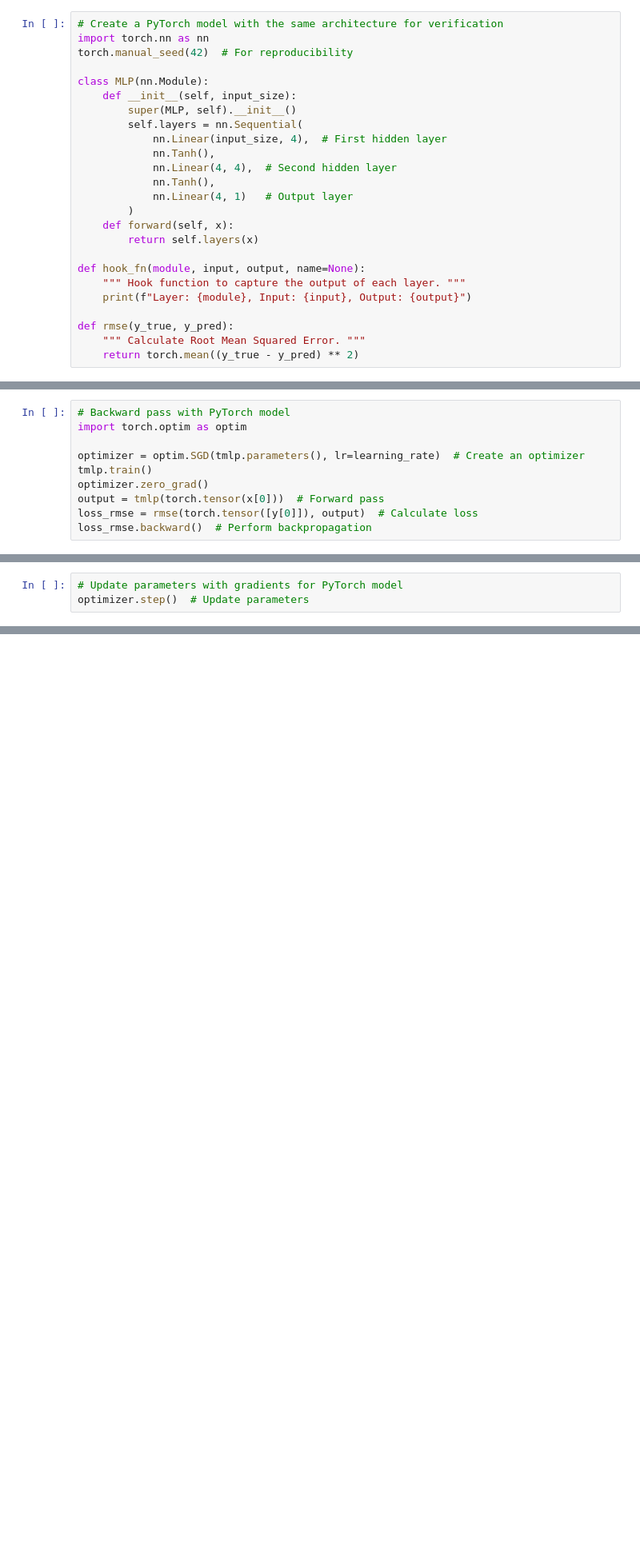
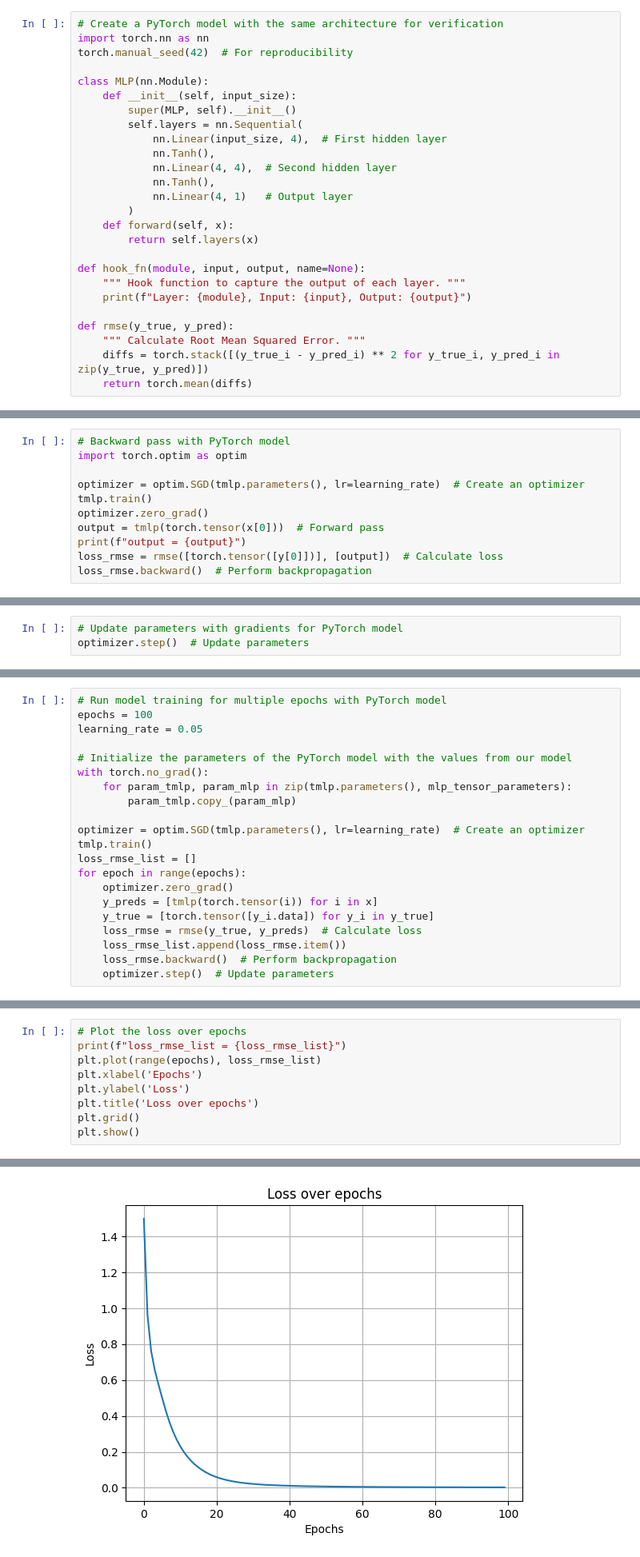
Before and after one commit to mngaonkar/micrograd, a Jupyter notebook: micrograd_from_scratch.ipynb, the cells around one changed output, grey strips where cells are left out. Shown at 80% size. Drawn from its saved outputs; the diff is of its cells as text; blank space fills up the shorter version.

```diff
--- a/micrograd_from_scratch.ipynb
+++ b/micrograd_from_scratch.ipynb
@@ -546,7 +546,8 @@ def hook_fn(module, input, output, name=None):
 
 def rmse(y_true, y_pred):
     """ Calculate Root Mean Squared Error. """
-    return torch.mean((y_true - y_pred) ** 2)
+    diffs = torch.stack([(y_true_i - y_pred_i) ** 2 for y_true_i, y_pred_i in zip(y_true, y_pred)])
+    return torch.mean(diffs)
 # %%
 tmlp = MLP(input_size=3)  # Create a PyTorch model with the same architecture
 torch.manual_seed(42)  # For reproducibility
@@ -705,6 +708,7 @@ optimizer = optim.SGD(tmlp.parameters(), lr=learning_rate)  # Create an optimize
 tmlp.train()
 optimizer.zero_grad()
 output = tmlp(torch.tensor(x[0]))  # Forward pass
-loss_rmse = rmse(torch.tensor([y[0]]), output)  # Calculate loss
+print(f"output = {output}")
+loss_rmse = rmse([torch.tensor([y[0]])], [output])  # Calculate loss
 loss_rmse.backward()  # Perform backpropagation
 # %% [output]
@@ -889,3 +893,24 @@ plt.grid()
 plt.show()
 # %% [output]
 [figure]
+# %%
+# Run model training for multiple epochs with PyTorch model
+epochs = 100
+learning_rate = 0.05
+
+# Initialize the parameters of the PyTorch model with the values from our model
+with torch.no_grad():
+    for param_tmlp, param_mlp in zip(tmlp.parameters(), mlp_tensor_parameters):
+        param_tmlp.copy_(param_mlp)
+
+optimizer = optim.SGD(tmlp.parameters(), lr=learning_rate)  # Create an optimizer
+tmlp.train()
+loss_rmse_list = []
+for epoch in range(epochs):
+    optimizer.zero_grad()
+    y_preds = [tmlp(torch.tensor(i)) for i in x]
+    y_true = [torch.tensor([y_i.data]) for y_i in y_true]
+    loss_rmse = rmse(y_true, y_preds)  # Calculate loss
+    loss_rmse_list.append(loss_rmse.item())
+    loss_rmse.backward()  # Perform backpropagation
+    optimizer.step()  # Update parameters
@@ -891,0 +942,10 @@ plt.show()
+# %%
+# Plot the loss over epochs
+print(f"loss_rmse_list = {loss_rmse_list}")
+plt.plot(range(epochs), loss_rmse_list)
+plt.xlabel('Epochs')
+plt.ylabel('Loss')
+plt.title('Loss over epochs')
+plt.grid()
+plt.show()
+# %% [output]
@@ -891,0 +953 @@ plt.show()
+[figure, added]
```
Also changed, not shown: parts of 8 cells of this notebook.
